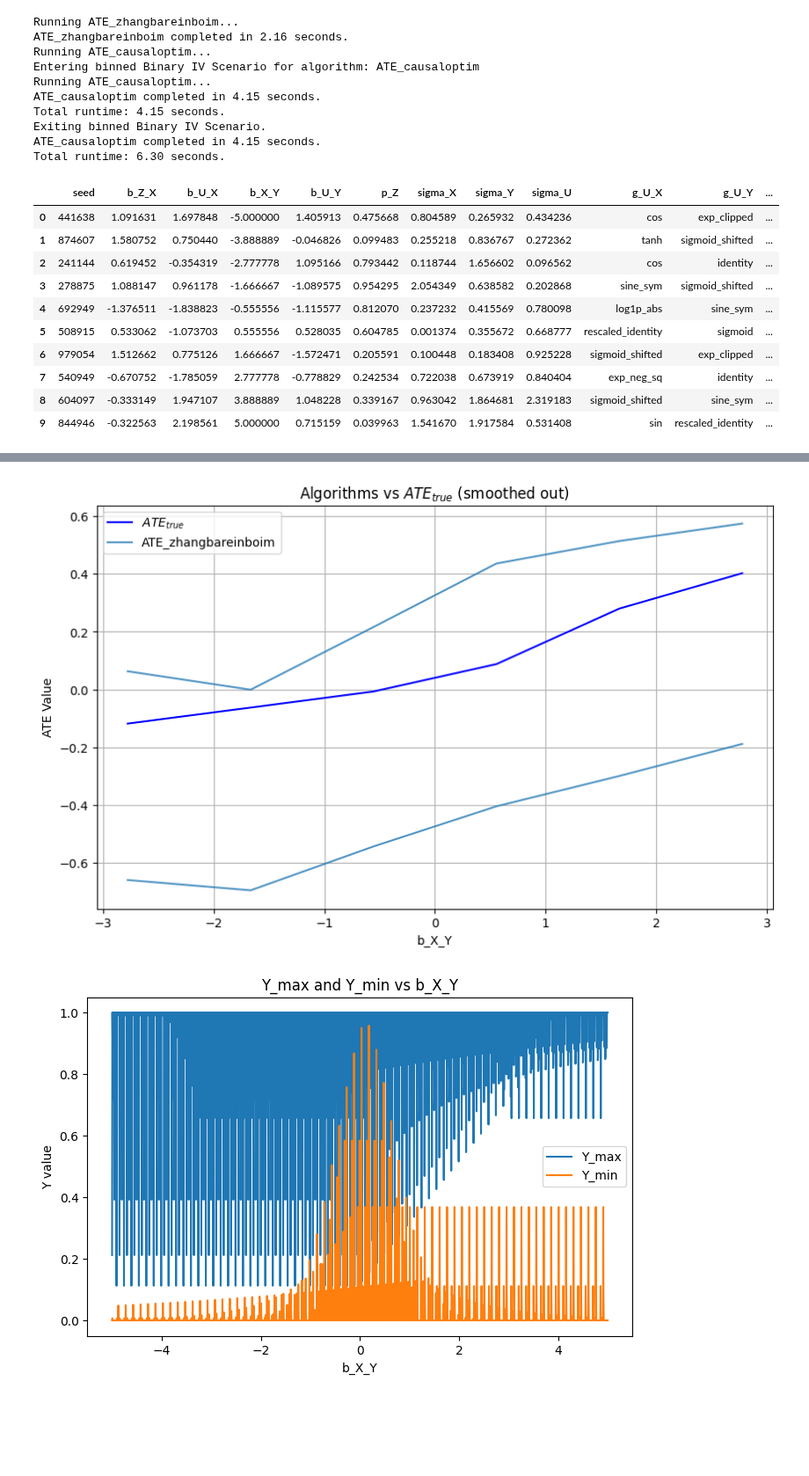
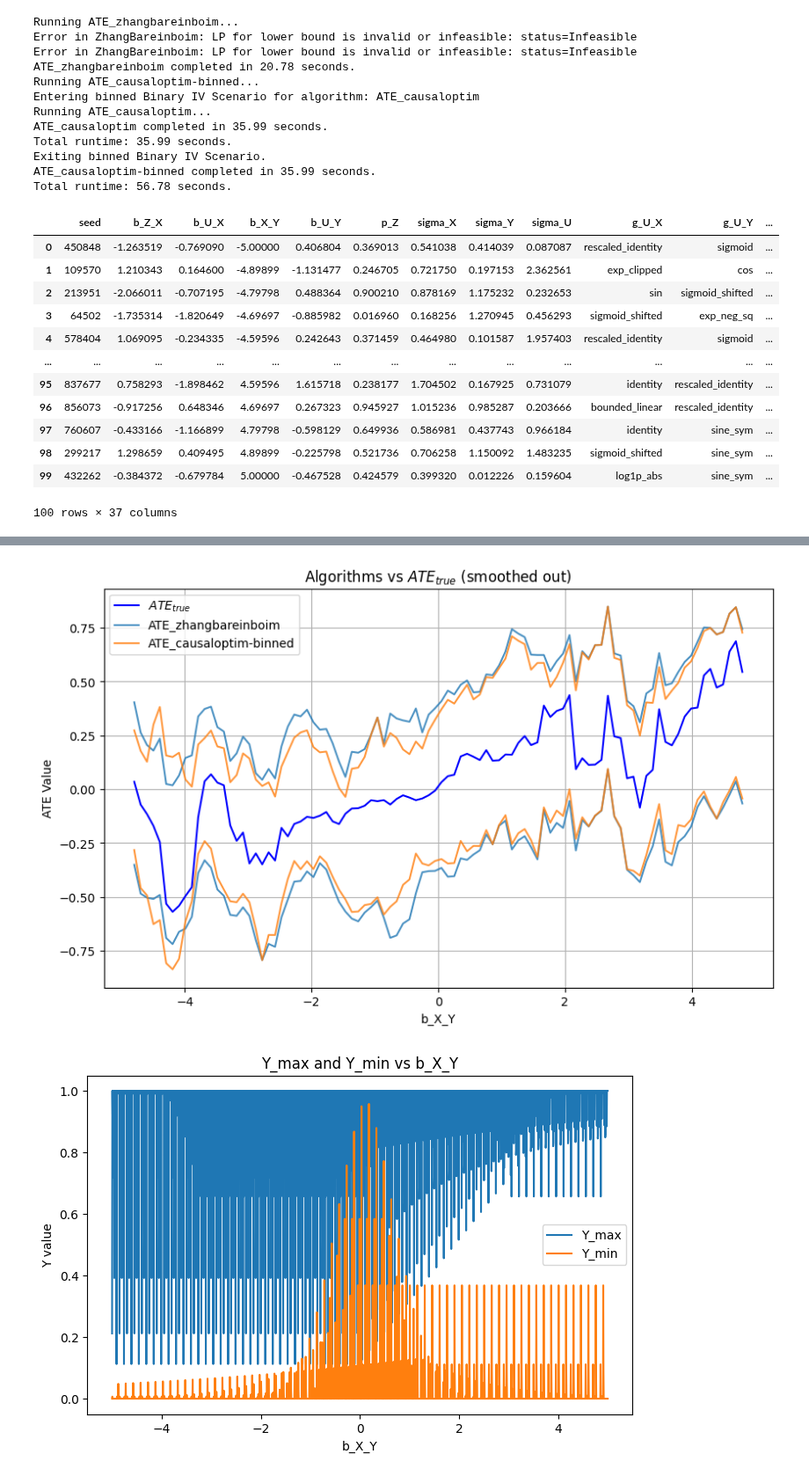
Before and after one commit to tmaringgele/causal-bounds, a Jupyter notebook: simulation_engine/test.ipynb, the cells around one changed output, grey strips where cells are left out. Shown at 88% size. Drawn from its saved outputs; the diff is of its cells as text; code cells hidden in the pictures; blank space fills up the shorter version.

Commit message:
add autobound to contIV

```diff
--- a/simulation_engine/test.ipynb
+++ b/simulation_engine/test.ipynb
@@ -35,7 +38,7 @@ function_keys = [
             ]
 
 data = ContinuousIV.run_rolling_b_X_Y_simulations(
-    b_range=(-5, 5), N_points=10, replications=1, n=500,
+    b_range=(-5, 5), N_points=100, replications=1, n=500,
     # allowed_functions=['identity']
 )
 data
@@ -58,27 +63,32 @@ contIV.run()
 contIV.data
 # %% [output]
 Running ATE_zhangbareinboim...
-ATE_zhangbareinboim completed in 2.16 seconds.
-Running ATE_causaloptim...
+Error in ZhangBareinboim: LP for lower bound is invalid or infeasible: status=Infeasible
+Error in ZhangBareinboim: LP for lower bound is invalid or infeasible: status=Infeasible
+ATE_zhangbareinboim completed in 20.78 seconds.
+Running ATE_causaloptim-binned...
 Entering binned Binary IV Scenario for algorithm: ATE_causaloptim
 Running ATE_causaloptim...
-ATE_causaloptim completed in 4.15 seconds.
-Total runtime: 4.15 seconds.
+ATE_causaloptim completed in 35.99 seconds.
+Total runtime: 35.99 seconds.
 Exiting binned Binary IV Scenario.
-ATE_causaloptim completed in 4.15 seconds.
-Total runtime: 6.30 seconds.
+ATE_causaloptim-binned completed in 35.99 seconds.
+Total runtime: 56.78 seconds.
 |  | seed | b_Z_X | b_U_X | b_X_Y | b_U_Y | p_Z | sigma_X | sigma_Y | sigma_U | g_U_X | g_U_Y | ... |
-| 0 | 441638 | 1.091631 | 1.697848 | -5.000000 | 1.405913 | 0.475668 | 0.804589 | 0.265932 | 0.434236 | cos | exp_clipped | ... |
-| 1 | 874607 | 1.580752 | 0.750440 | -3.888889 | -0.046826 | 0.099483 | 0.255218 | 0.836767 | 0.272362 | tanh | sigmoid_shifted | ... |
-| 2 | 241144 | 0.619452 | -0.354319 | -2.777778 | 1.095166 | 0.793442 | 0.118744 | 1.656602 | 0.096562 | cos | identity | ... |
-| 3 | 278875 | 1.088147 | 0.961178 | -1.666667 | -1.089575 | 0.954295 | 2.054349 | 0.638582 | 0.202868 | sine_sym | sigmoid_shifted | ... |
-| 4 | 692949 | -1.376511 | -1.838823 | -0.555556 | -1.115577 | 0.812070 | 0.237232 | 0.415569 | 0.780098 | log1p_abs | sine_sym | ... |
-| 5 | 508915 | 0.533062 | -1.073703 | 0.555556 | 0.528035 | 0.604785 | 0.001374 | 0.355672 | 0.668777 | rescaled_identity | sigmoid | ... |
-| 6 | 979054 | 1.512662 | 0.775126 | 1.666667 | -1.572471 | 0.205591 | 0.100448 | 0.183408 | 0.925228 | sigmoid_shifted | exp_clipped | ... |
-| 7 | 540949 | -0.670752 | -1.785059 | 2.777778 | -0.778829 | 0.242534 | 0.722038 | 0.673919 | 0.840404 | exp_neg_sq | identity | ... |
-| 8 | 604097 | -0.333149 | 1.947107 | 3.888889 | 1.048228 | 0.339167 | 0.963042 | 1.864681 | 2.319183 | sigmoid_shifted | sine_sym | ... |
-| 9 | 844946 | -0.322563 | 2.198561 | 5.000000 | 0.715159 | 0.039963 | 1.541670 | 1.917584 | 0.531408 | sin | rescaled_identity | ... |
+| 0 | 450848 | -1.263519 | -0.769090 | -5.00000 | 0.406804 | 0.369013 | 0.541038 | 0.414039 | 0.087087 | rescaled_identity | sigmoid | ... |
+| 1 | 109570 | 1.210343 | 0.164600 | -4.89899 | -1.131477 | 0.246705 | 0.721750 | 0.197153 | 2.362561 | exp_clipped | cos | ... |
+| 2 | 213951 | -2.066011 | -0.707195 | -4.79798 | 0.488364 | 0.900210 | 0.878169 | 1.175232 | 0.232653 | sin | sigmoid_shifted | ... |
+| 3 | 64502 | -1.735314 | -1.820649 | -4.69697 | -0.885982 | 0.016960 | 0.168256 | 1.270945 | 0.456293 | sigmoid_shifted | exp_neg_sq | ... |
+| 4 | 578404 | 1.069095 | -0.234335 | -4.59596 | 0.242643 | 0.371459 | 0.464980 | 0.101587 | 1.957403 | rescaled_identity | sigmoid | ... |
+| ... | ... | ... | ... | ... | ... | ... | ... | ... | ... | ... | ... | ... |
+| 95 | 837677 | 0.758293 | -1.898462 | 4.59596 | 1.615718 | 0.238177 | 1.704502 | 0.167925 | 0.731079 | identity | rescaled_identity | ... |
+| 96 | 856073 | -0.917256 | 0.648346 | 4.69697 | 0.267323 | 0.945927 | 1.015236 | 0.985287 | 0.203666 | bounded_linear | rescaled_identity | ... |
+| 97 | 760607 | -0.433166 | -1.166899 | 4.79798 | -0.598129 | 0.649936 | 0.586981 | 0.437743 | 0.966184 | identity | sine_sym | ... |
+| 98 | 299217 | 1.298659 | 0.409495 | 4.89899 | -0.225798 | 0.521736 | 0.706258 | 1.150092 | 1.483235 | sigmoid_shifted | sine_sym | ... |
+| 99 | 432262 | -0.384372 | -0.679784 | 5.00000 | -0.467528 | 0.424579 | 0.399320 | 0.012226 | 0.159604 | log1p_abs | sine_sym | ... |
+100 rows × 37 columns
 # %%
 algs = contIV.get_algorithms('ATE')
-PlottingUtil.plot_smoothed_query_vs_bounds(contIV.data, 'ATE', algorithms, 5)
+PlottingUtil.print_bound_statistics_table(contIV.data, algs)
+PlottingUtil.plot_smoothed_query_vs_bounds(contIV.data, 'ATE', algs, 5)
 # %% [output]
@@ -86,4 +95,4 @@ Warning: Columns for algorithm 'ATE_causaloptim' not found in dataframe.
-[figure, old version]
+[figure, new version]
 # %%
 import matplotlib.pyplot as plt
 
```
Also changed, not shown: parts of 3 cells of this notebook, 1 other file.
